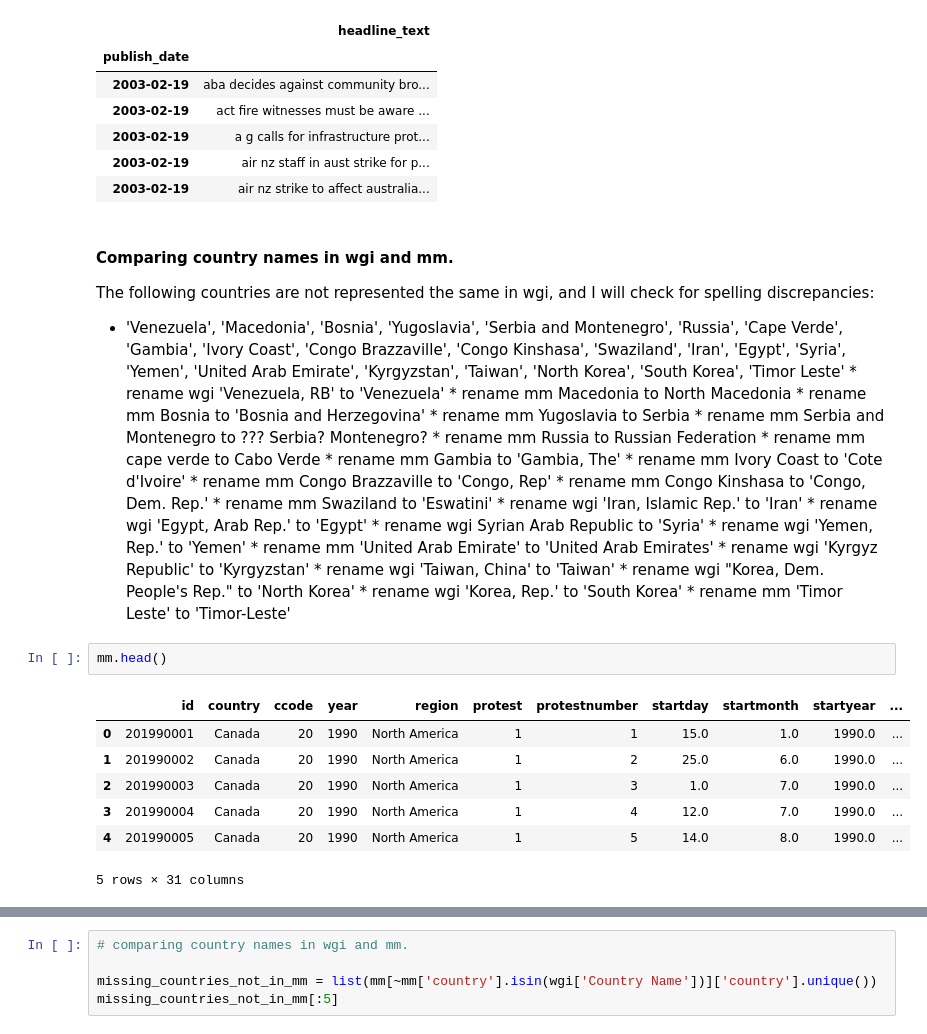
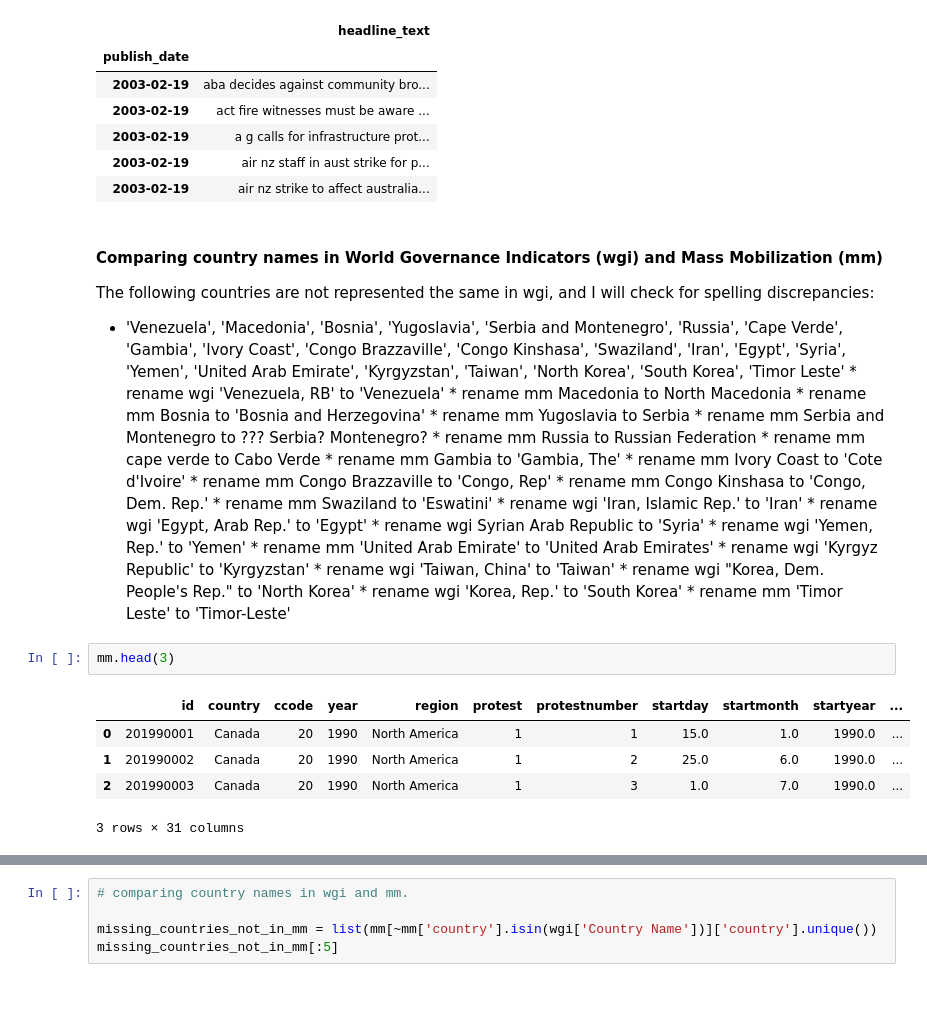
Before and after one commit to tjohn07/mass_mobilization_and_world_changing, a Jupyter notebook: 1_eda_cleaning.ipynb, the cells around one changed output, grey strips where cells are left out. Saved outputs shown, nothing was run; the diff lists cells and outputs as text; blank space fills up the shorter version.

Commit message:
edits to data cleaning and dataframe merges

```diff
--- a/1_eda_cleaning.ipynb
+++ b/1_eda_cleaning.ipynb
@@ -35,7 +29,7 @@ headlines.head()
 | 2003-02-19 | air nz staff in aust strike for p... |
 | 2003-02-19 | air nz strike to affect australia... |
 # %% [markdown]
-#### Comparing country names in wgi and mm.
+#### Comparing country names in World Governance Indicators (wgi) and Mass Mobilization (mm)
 
 The following countries are not represented the same in wgi, and I will check for spelling discrepancies:
 * 'Venezuela', 'Macedonia', 'Bosnia', 'Yugoslavia',
@@ -67,13 +61,11 @@ The following countries are not represented the same in wgi, and I will check fo
        * rename wgi 'Korea, Rep.' to 'South Korea'
        * rename mm 'Timor Leste' to 'Timor-Leste'
 # %%
-mm.head()
+mm.head(3)
 # %% [output]
 |  | id | country | ccode | year | region | protest | protestnumber | startday | startmonth | startyear | ... |
 | 0 | 201990001 | Canada | 20 | 1990 | North America | 1 | 1 | 15.0 | 1.0 | 1990.0 | ... |
 | 1 | 201990002 | Canada | 20 | 1990 | North America | 1 | 2 | 25.0 | 6.0 | 1990.0 | ... |
 | 2 | 201990003 | Canada | 20 | 1990 | North America | 1 | 3 | 1.0 | 7.0 | 1990.0 | ... |
-| 3 | 201990004 | Canada | 20 | 1990 | North America | 1 | 4 | 12.0 | 7.0 | 1990.0 | ... |
-| 4 | 201990005 | Canada | 20 | 1990 | North America | 1 | 5 | 14.0 | 8.0 | 1990.0 | ... |
-5 rows × 31 columns
+3 rows × 31 columns
 # %%
```
Also changed, not shown: parts of 101 cells of this notebook, 1 other file.
